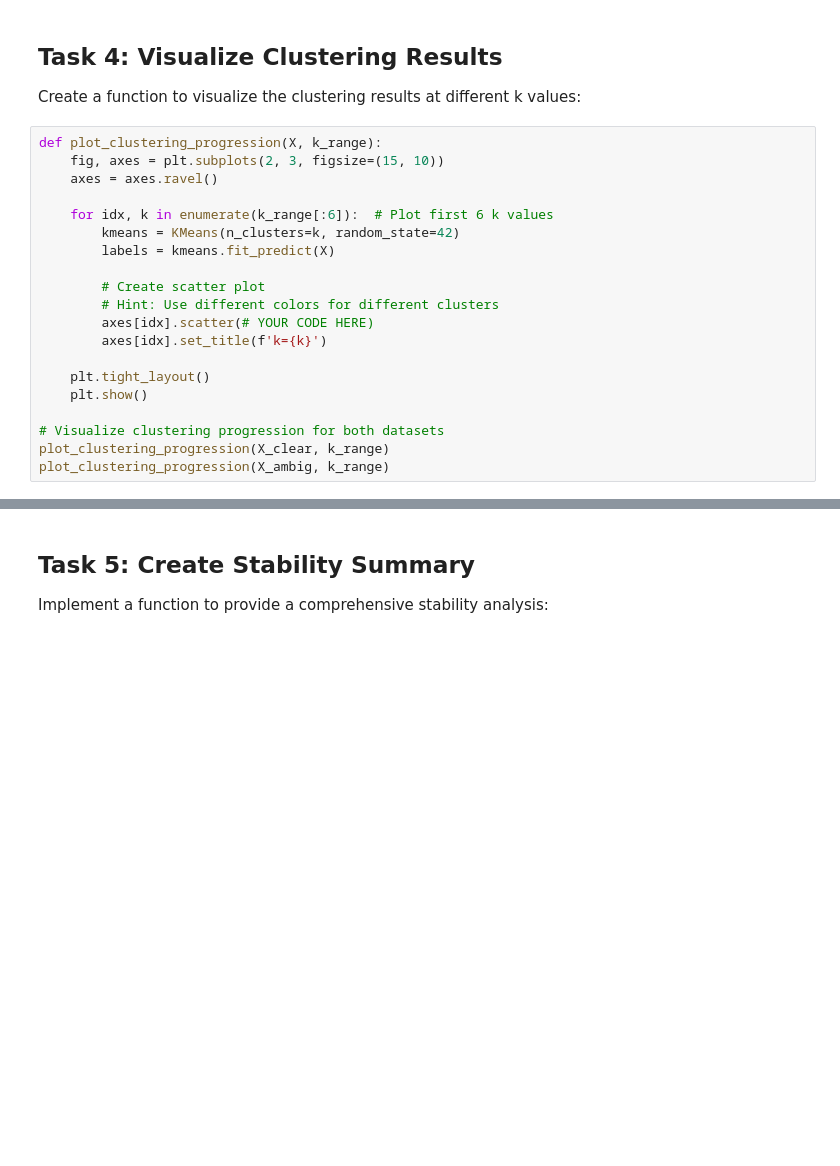
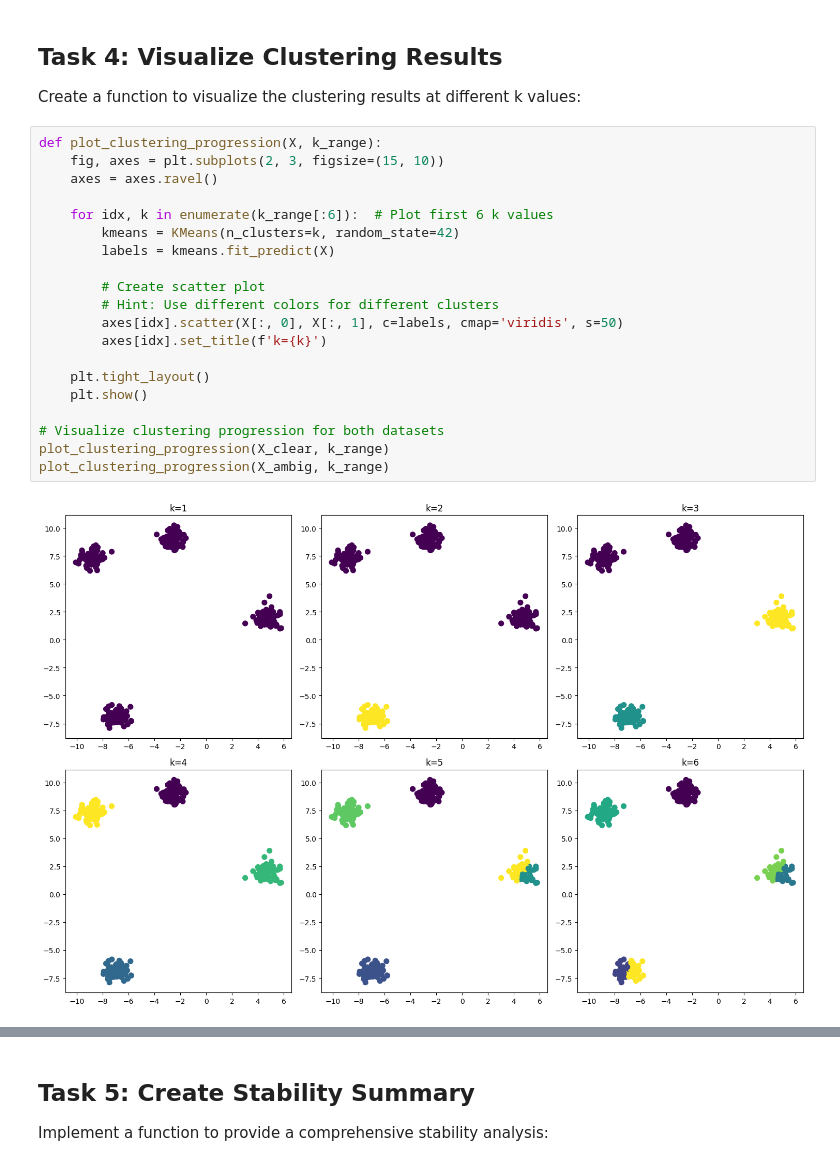
Before and after one commit to IST407/fixed2-student-lectures-ryanmyers08, a Jupyter notebook: 13-week13/lab-exercises.ipynb, the cells around one changed output, grey strips where cells are left out. Cells and saved outputs as stored; diff of their text form; blank space fills up the shorter version.

```diff
--- a/13-week13/lab-exercises.ipynb
+++ b/13-week13/lab-exercises.ipynb
@@ -416,20 +433,22 @@ Create a function to visualize the clustering results at different k values:
 # %%
 def plot_clustering_progression(X, k_range):
     fig, axes = plt.subplots(2, 3, figsize=(15, 10))
     axes = axes.ravel()
 
     for idx, k in enumerate(k_range[:6]):  # Plot first 6 k values
         kmeans = KMeans(n_clusters=k, random_state=42)
         labels = kmeans.fit_predict(X)
 
         # Create scatter plot
         # Hint: Use different colors for different clusters
-        axes[idx].scatter(# YOUR CODE HERE)
+        axes[idx].scatter(X[:, 0], X[:, 1], c=labels, cmap='viridis', s=50)
         axes[idx].set_title(f'k={k}')
 
     plt.tight_layout()
     plt.show()
 
 # Visualize clustering progression for both datasets
 plot_clustering_progression(X_clear, k_range)
 plot_clustering_progression(X_ambig, k_range)
+# %% [output]
+[figure, added]
```
Also changed, not shown: parts of 13 cells of this notebook.
